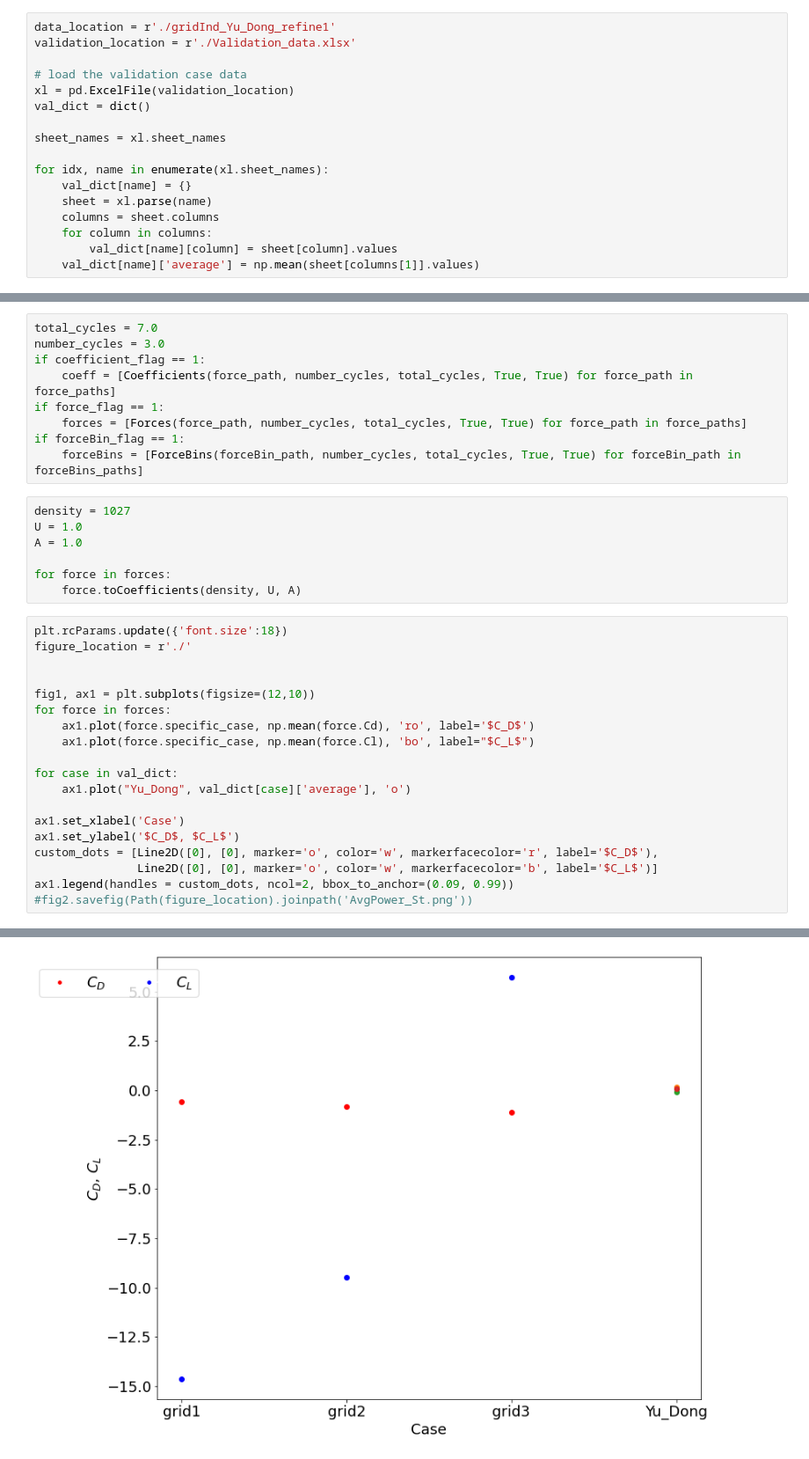
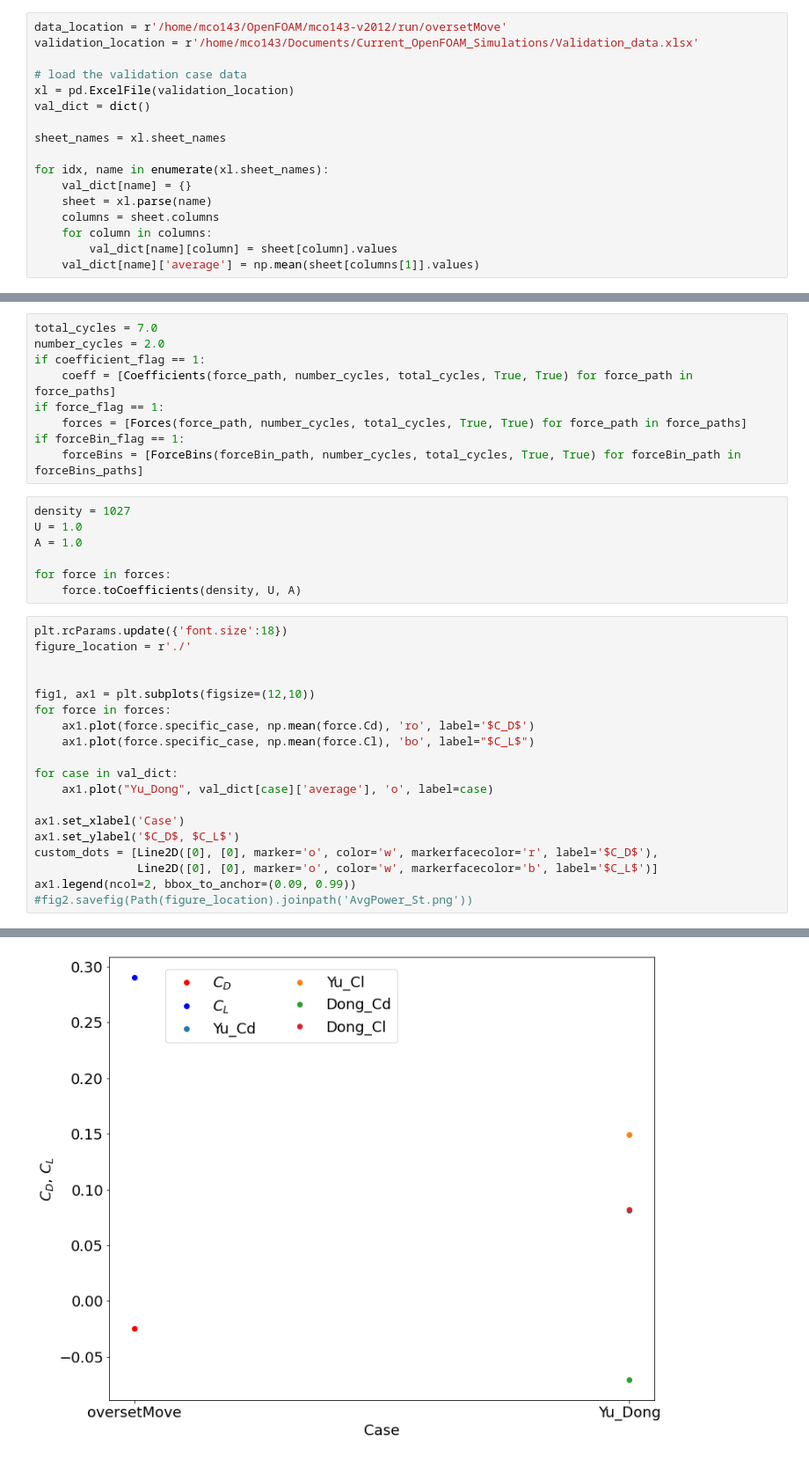
Before and after one commit to michaelcoe/Ika-Flow, a Jupyter notebook: OpenFOAM/postProcessing/gridComparison.ipynb, the cells around one changed output, grey strips where cells are left out. Shown at 88% size. Saved outputs shown, nothing was run; the diff lists cells and outputs as text.

```diff
--- a/OpenFOAM/postProcessing/gridComparison.ipynb
+++ b/OpenFOAM/postProcessing/gridComparison.ipynb
@@ -35,8 +35,8 @@ def fit_data(xData, yData):
 
     return popt, r_squared
 # %%
-data_location = r'./gridInd_Yu_Dong_refine1'
-validation_location = r'./Validation_data.xlsx'
+data_location = r'/home/mco143/OpenFOAM/mco143-v2012/run/oversetMove'
+validation_location = r'/home/mco143/Documents/Current_OpenFOAM_Simulations/Validation_data.xlsx'
 
 # load the validation case data
 xl = pd.ExcelFile(validation_location)
@@ -140,7 +140,7 @@ if forceBin_flag is True:
                 forceBin_caseDict['ForceBins'][case][forceBins_file.parts[-6]] = forceBins_file
 # %%
 total_cycles = 7.0
-number_cycles = 3.0
+number_cycles = 2.0
 if coefficient_flag == 1:
     coeff = [Coefficients(force_path, number_cycles, total_cycles, True, True) for force_path in force_paths]
 if force_flag == 1:
@@ -157,25 +157,25 @@ for force in forces:
 # %%
 plt.rcParams.update({'font.size':18})
 figure_location = r'./'
 
 
 fig1, ax1 = plt.subplots(figsize=(12,10))
 for force in forces:
     ax1.plot(force.specific_case, np.mean(force.Cd), 'ro', label='$C_D$')
     ax1.plot(force.specific_case, np.mean(force.Cl), 'bo', label="$C_L$")
 
 for case in val_dict:
-    ax1.plot("Yu_Dong", val_dict[case]['average'], 'o')
+    ax1.plot("Yu_Dong", val_dict[case]['average'], 'o', label=case)
 
 ax1.set_xlabel('Case')
 ax1.set_ylabel('$C_D$, $C_L$')
 custom_dots = [Line2D([0], [0], marker='o', color='w', markerfacecolor='r', label='$C_D$'),
                Line2D([0], [0], marker='o', color='w', markerfacecolor='b', label='$C_L$')]
-ax1.legend(handles = custom_dots, ncol=2, bbox_to_anchor=(0.09, 0.99))
+ax1.legend(ncol=2, bbox_to_anchor=(0.09, 0.99))
 #fig2.savefig(Path(figure_location).joinpath('AvgPower_St.png'))
 # %% [output]
 <matplotlib.legend.Legend at 0x...>
-[figure, old version]
+[figure, new version]
 # %%
 fig2, ax2 = plt.subplots(figsize=(12,10))
 ax3 = ax2.twinx()
```
Also changed, not shown: parts of 3 cells of this notebook, 3 other files.
